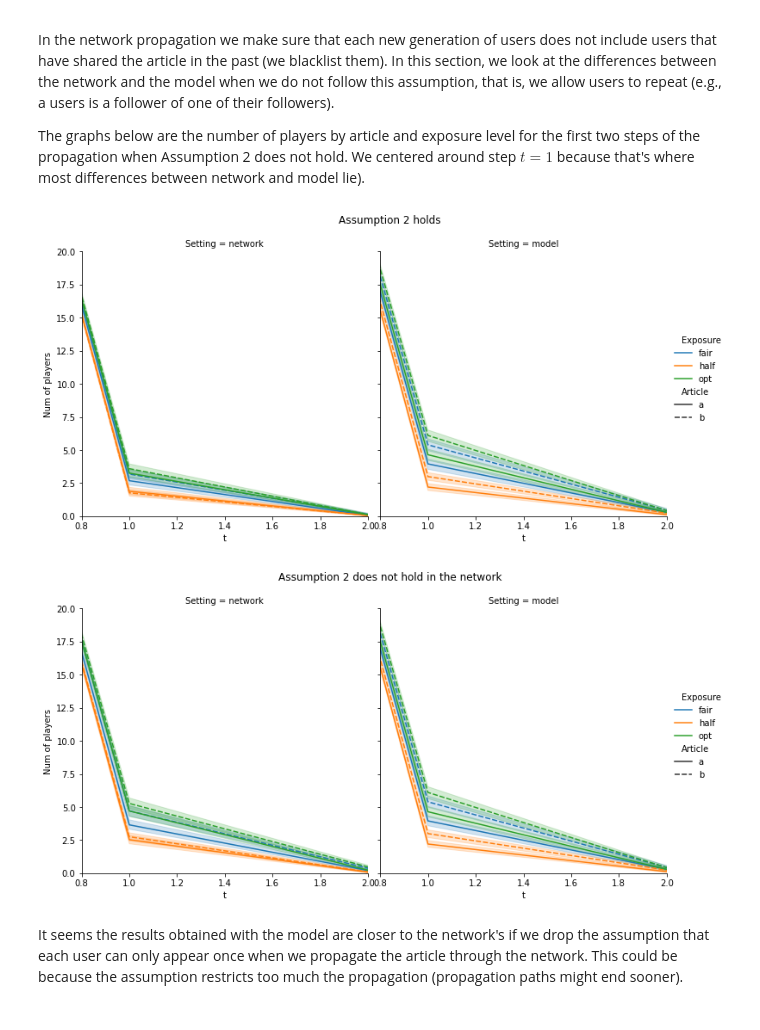
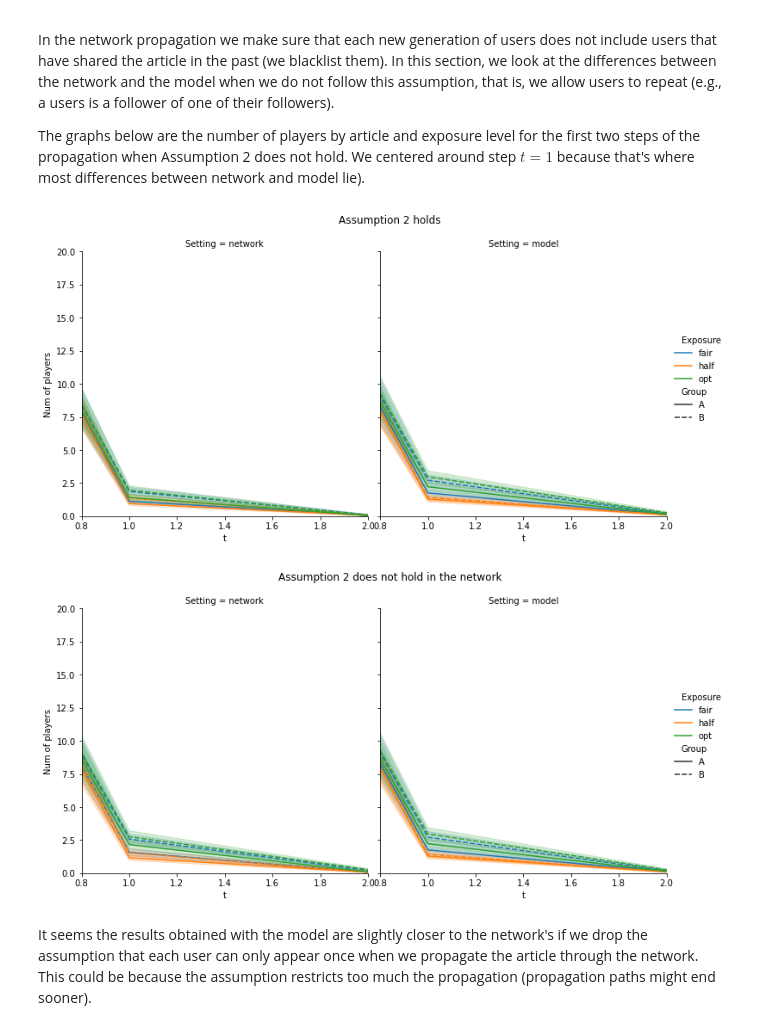
Before and after one commit to jfinocchiaro/long-term-fair-mdps, a Jupyter notebook: political-influence/real_network/abortion_plot_results.ipynb, the cells around one changed output. Drawn from its saved outputs; the diff is of its cells as text; code cells hidden in the pictures.

```diff
--- a/political-influence/real_network/abortion_plot_results.ipynb
+++ b/political-influence/real_network/abortion_plot_results.ipynb
@@ -85,20 +87,23 @@ In the network propagation we make sure that each new generation of users does n
 The graphs below are the number of players by article and exposure level for the first two steps of the propagation when Assumption 2 does not hold. We centered around step $t=1$ because that's where most differences between network and model lie).
 # %%
 df2 = pd.read_csv(path.join(RESULTS_PATH, 'abortion_results_no_repetitions.csv'))
+df2_breakdown = df2.melt(id_vars=['t', 'Setting', 'Exposure'], value_vars=['A', 'B'])
+df2_breakdown = df2_breakdown.rename(columns={'variable': 'Group'})
 # %%
-g6 = sns.relplot(data=df2, x="t", y="N", col="Setting", hue="Exposure", style='Article', kind="line")
+g6 = sns.relplot(data=df2_breakdown, x="t", y="value", col="Setting", hue="Exposure", style='Group', kind="line")
 g6.set(ylabel='Num of players')
 g6.fig.suptitle('Assumption 2 does not hold in the network', size=12, y=1.05)
 g6.axes[0, 0].set_xlim(0.8, 2)
 g6.axes[0, 0].set_ylim(0, 20)
 
+
 # with the assumption:
-g1.fig.suptitle('Assumption 2 holds', size=12, y=1.05)
-g1.axes[0, 0].set_xlim(0.8, 2)
-g1.axes[0, 0].set_ylim(0, 20)
-g1.fig
+g3.fig.suptitle('Assumption 2 holds', size=12, y=1.05)
+g3.axes[0, 0].set_xlim(0.8, 2)
+g3.axes[0, 0].set_ylim(0, 20)
+g3.fig
 # %% [output]
-[figure, old version]
+[figure, new version]
-[figure, old version]
+[figure, new version]
 # %% [markdown]
-It seems the results obtained with the model are closer to the network's if we drop the assumption that each user can only appear once when we propagate the article through the network. This could be because the assumption restricts too much the propagation (propagation paths might end sooner).
+It seems the results obtained with the model are slightly closer to the network's if we drop the assumption that each user can only appear once when we propagate the article through the network. This could be because the assumption restricts too much the propagation (propagation paths might end sooner).
```
Also changed, not shown: parts of 13 cells of this notebook, 8 other files.
